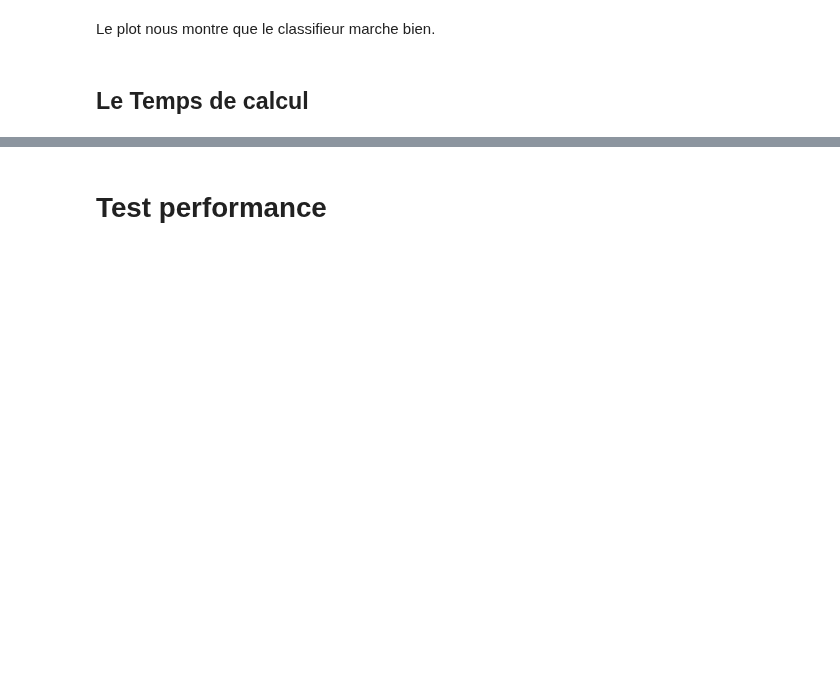
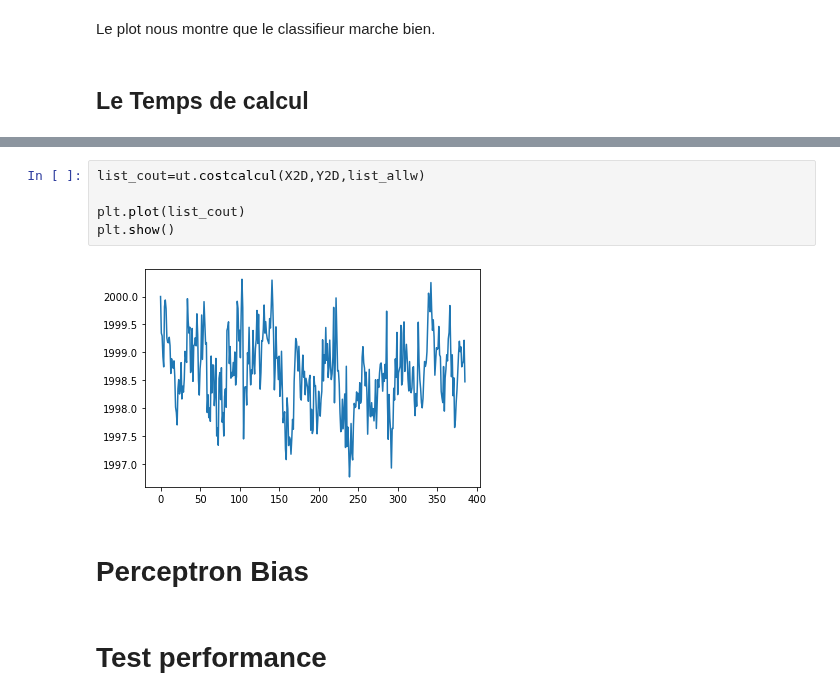
Before and after one commit to baris221/LU3IN026_TME, a Jupyter notebook: projet-1/projet-1.ipynb, the cells around one changed output, grey strips where cells are left out. Cells and saved outputs as stored; diff of their text form; blank space fills up the shorter version.

```diff
--- a/projet-1/projet-1.ipynb
+++ b/projet-1/projet-1.ipynb
@@ -194,3 +253,12 @@ Le temps de calcul est  0.08161492347717285  en s
+# %%
+list_cout=ut.costcalcul(X2D,Y2D,list_allw)
+
+plt.plot(list_cout)
+plt.show()
+# %% [output]
+[figure, added]
+# %% [markdown]
+# Perceptron Bias
 # %% [markdown]
 # Test performance
 # %%
```
Also changed, not shown: parts of 16 cells of this notebook, 1 other file.
